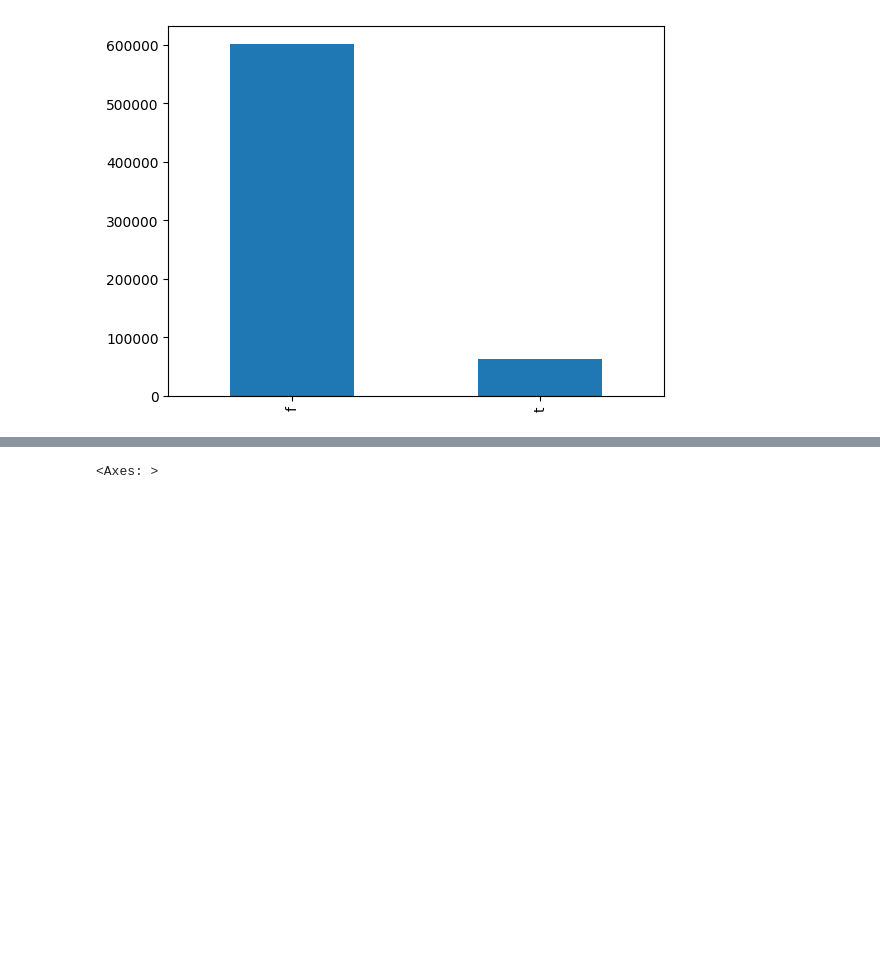
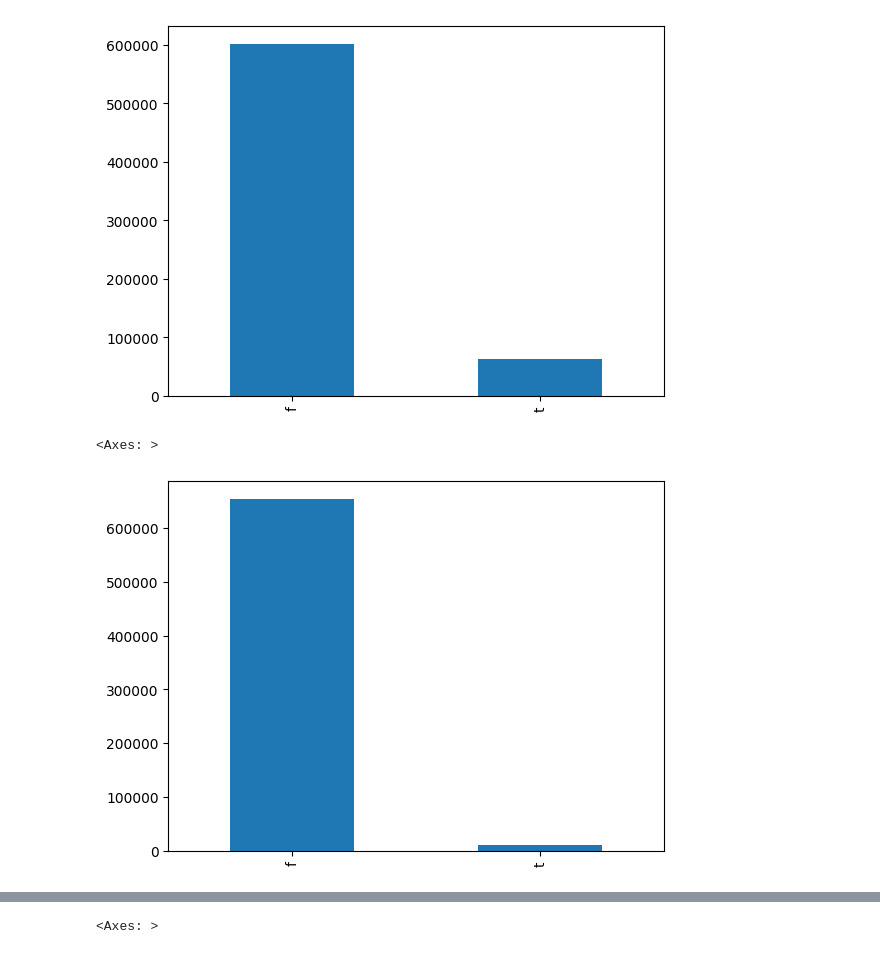
Before and after one commit to maikelps/KKDcup, a Jupyter notebook: Exploration.ipynb, the cells around one changed output, grey strips where cells are left out. Drawn from its saved outputs; the diff is of its cells as text; code cells hidden in the pictures; blank space fills up the shorter version.

```diff
--- a/Exploration.ipynb
+++ b/Exploration.ipynb
@@ -216,3 +234,8 @@ dfprj.school_magnet.value_counts(dropna=False).plot.bar()
 # %% [output]
 <Axes: >
 [figure]
+# %%
+dfprj.school_nlns.value_counts(dropna=False).plot.bar()
+# %% [output]
+<Axes: >
+[figure, added]
```
Also changed, not shown: parts of 6 cells of this notebook, 1 other file.
